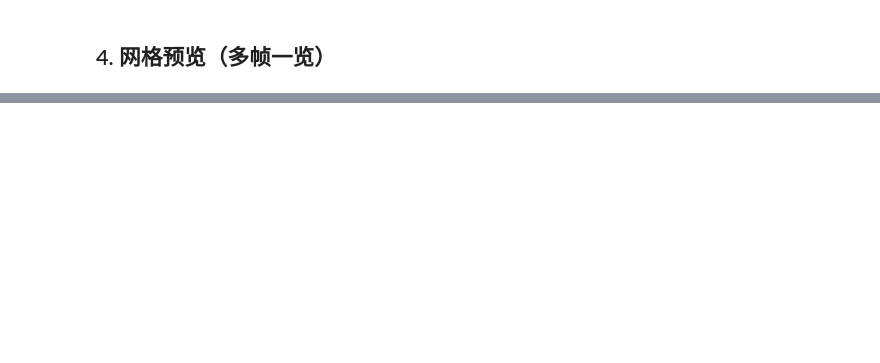
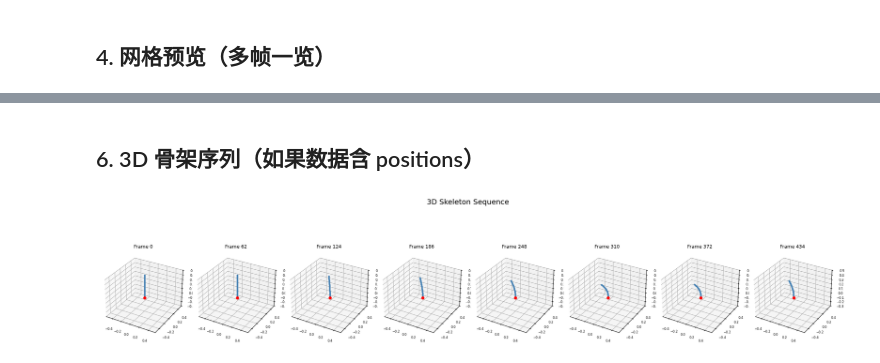
Before and after one commit to TofuR/SelfSoftRobot, a Jupyter notebook: notebooks/01_data_exploration.ipynb, the cells around one changed output, grey strips where cells are left out. Saved outputs shown, nothing was run; the diff lists cells and outputs as text; code cells hidden in the pictures; blank space fills up the shorter version.

```diff
--- a/notebooks/01_data_exploration.ipynb
+++ b/notebooks/01_data_exploration.ipynb
@@ -160,0 +312,36 @@ plt.show()
+# %% [markdown]
+## 6. 3D 骨架序列（如果数据含 positions）
+# %%
+if 'positions' in info:
+    positions = info['positions']  # (N, 3, N_nodes)
+
+    # 选取若干帧展示骨架演变
+    N_SK = 8
+    sk_step = max(1, N // N_SK)
+    sk_indices = list(range(0, N, sk_step))[:N_SK]
+
+    # X/Y 以 0 为中心对称，Z 完整范围
+    all_pos = positions.reshape(3, -1)
+    xy_max = max(np.abs(all_pos[0]).max(), np.abs(all_pos[1]).max()) * 1.1
+    z_min, z_max = all_pos[2].min(), all_pos[2].max()
+    z_margin = (z_max - z_min) * 0.05
+
+    fig = plt.figure(figsize=(20, 5))
+    for i, idx in enumerate(sk_indices):
+        ax = fig.add_subplot(1, N_SK, i + 1, projection='3d')
+        pos = positions[idx]
+        ax.plot(pos[0], pos[1], pos[2], 'o-', color='steelblue', markersize=2, linewidth=1.5)
+        ax.plot(pos[0, 0], pos[1, 0], pos[2, 0], 'ro', markersize=5)  # 固定端(红色)
+        ax.set_xlim(-xy_max, xy_max)
+        ax.set_ylim(-xy_max, xy_max)
+        ax.set_zlim(z_min - z_margin, z_max + z_margin)
+        ax.set_title(f'Frame {idx}', fontsize=9)
+        ax.tick_params(labelsize=6)
+
+    plt.suptitle('3D Skeleton Sequence', fontsize=14)
+    plt.tight_layout()
+    plt.show()
+else:
+    print('当前数据不含 positions（需要用 --sk 参数采集）')
+# %% [output]
+[figure, added]
```
Also changed, not shown: parts of 13 cells of this notebook, 2 other files.
